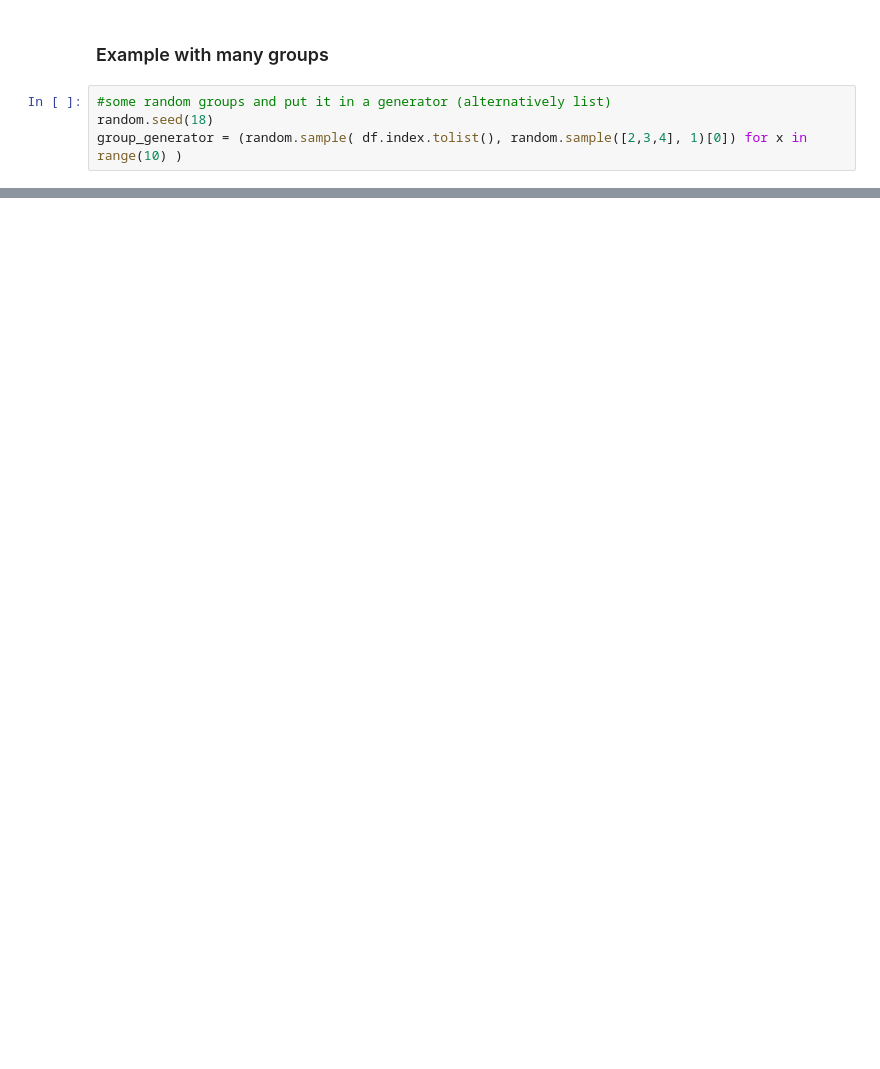
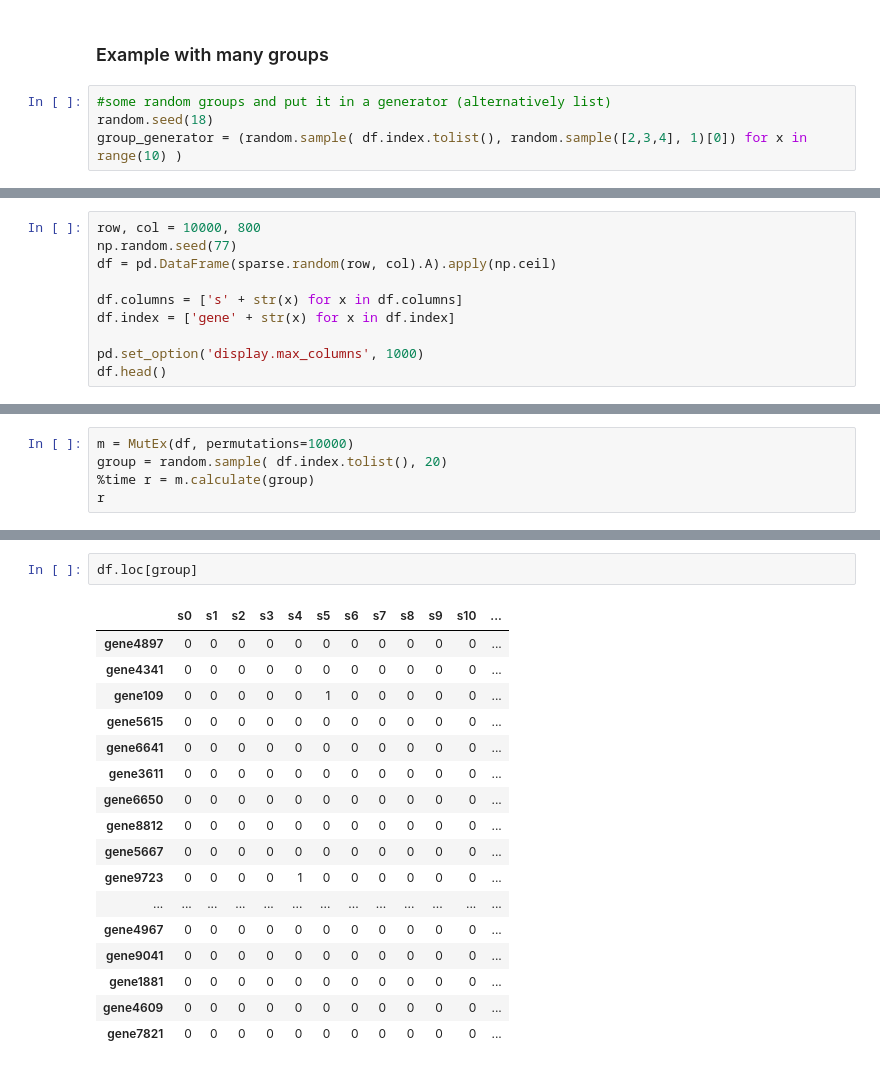
Before and after one commit to mpschr/mutex, a Jupyter notebook: MutEx and CoOc test in python.ipynb, the cells around one changed output, grey strips where cells are left out. Drawn from its saved outputs; the diff is of its cells as text; blank space fills up the shorter version.

```diff
--- a/MutEx and CoOc test in python.ipynb
+++ b/MutEx and CoOc test in python.ipynb
@@ -92,0 +97,10 @@ result_df[['items','coverage', 'signal', 'mutex_pvalue', 'co_occurence_pvalue',
+# %%
+row, col = 10000, 800
+np.random.seed(77)
+df = pd.DataFrame(sparse.random(row, col).A).apply(np.ceil)
+
+df.columns = ['s' + str(x) for x in df.columns]
+df.index = ['gene' + str(x) for x in df.index]
+
+pd.set_option('display.max_columns', 1000)
+df.head()
@@ -92,0 +114,5 @@ result_df[['items','coverage', 'signal', 'mutex_pvalue', 'co_occurence_pvalue',
+# %%
+m = MutEx(df, permutations=10000)
+group = random.sample( df.index.tolist(), 20)
+%time r = m.calculate(group)
+r
@@ -92,0 +129,20 @@ result_df[['items','coverage', 'signal', 'mutex_pvalue', 'co_occurence_pvalue',
+# %%
+df.loc[group]
+# %% [output]
+|  | s0 | s1 | s2 | s3 | s4 | s5 | s6 | s7 | s8 | s9 | s10 | ... |
+| gene4897 | 0 | 0 | 0 | 0 | 0 | 0 | 0 | 0 | 0 | 0 | 0 | ... |
+| gene4341 | 0 | 0 | 0 | 0 | 0 | 0 | 0 | 0 | 0 | 0 | 0 | ... |
+| gene109 | 0 | 0 | 0 | 0 | 0 | 1 | 0 | 0 | 0 | 0 | 0 | ... |
+| gene5615 | 0 | 0 | 0 | 0 | 0 | 0 | 0 | 0 | 0 | 0 | 0 | ... |
+| gene6641 | 0 | 0 | 0 | 0 | 0 | 0 | 0 | 0 | 0 | 0 | 0 | ... |
+| gene3611 | 0 | 0 | 0 | 0 | 0 | 0 | 0 | 0 | 0 | 0 | 0 | ... |
+| gene6650 | 0 | 0 | 0 | 0 | 0 | 0 | 0 | 0 | 0 | 0 | 0 | ... |
+| gene8812 | 0 | 0 | 0 | 0 | 0 | 0 | 0 | 0 | 0 | 0 | 0 | ... |
+| gene5667 | 0 | 0 | 0 | 0 | 0 | 0 | 0 | 0 | 0 | 0 | 0 | ... |
+| gene9723 | 0 | 0 | 0 | 0 | 1 | 0 | 0 | 0 | 0 | 0 | 0 | ... |
+| ... | ... | ... | ... | ... | ... | ... | ... | ... | ... | ... | ... | ... |
+| gene4967 | 0 | 0 | 0 | 0 | 0 | 0 | 0 | 0 | 0 | 0 | 0 | ... |
+| gene9041 | 0 | 0 | 0 | 0 | 0 | 0 | 0 | 0 | 0 | 0 | 0 | ... |
+| gene1881 | 0 | 0 | 0 | 0 | 0 | 0 | 0 | 0 | 0 | 0 | 0 | ... |
+| gene4609 | 0 | 0 | 0 | 0 | 0 | 0 | 0 | 0 | 0 | 0 | 0 | ... |
+| gene7821 | 0 | 0 | 0 | 0 | 0 | 0 | 0 | 0 | 0 | 0 | 0 | ... |
```
Also changed, not shown: parts of 6 cells of this notebook, 1 other file.
